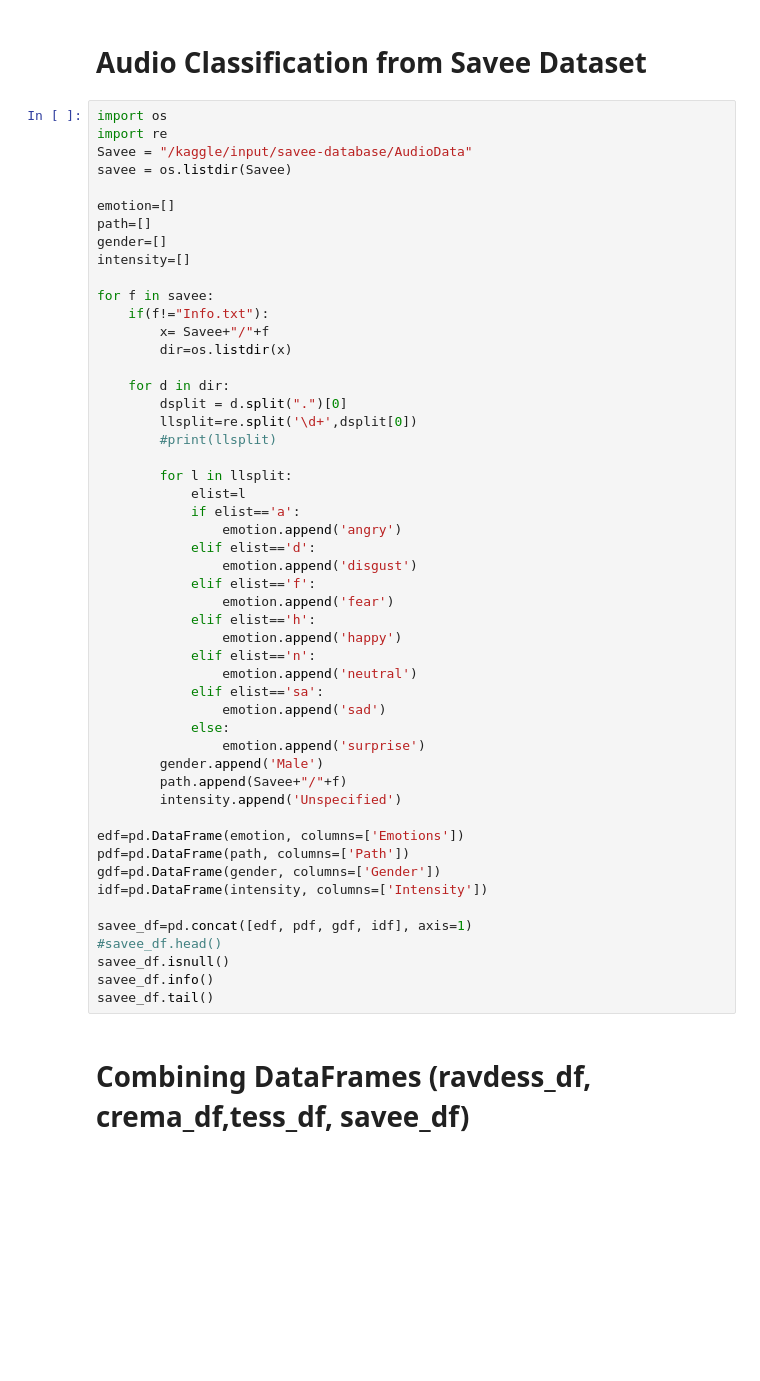
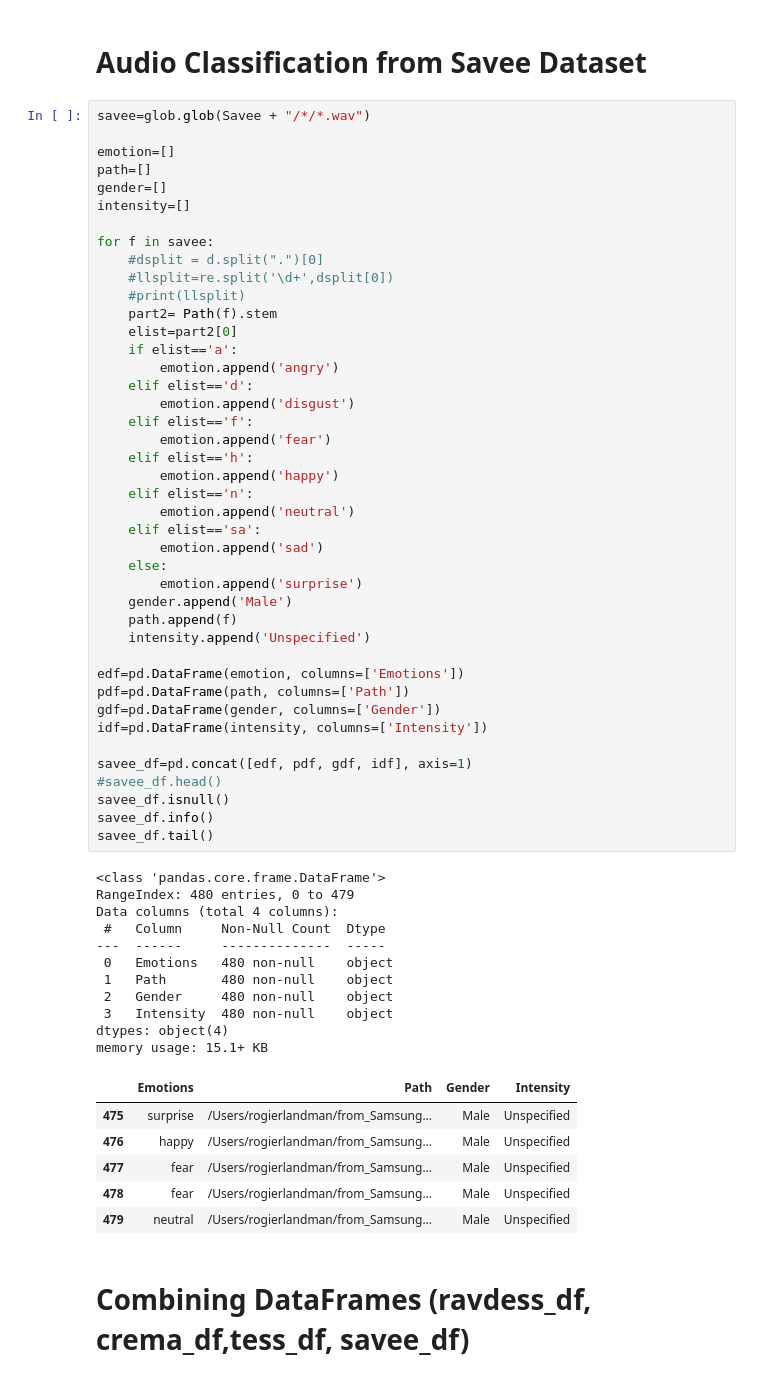
Before and after one commit to mineraldragon/Audio_emotion_detection, a Jupyter notebook: ai-uni-project-Copy1.ipynb, the cells around one changed output. Drawn from its saved outputs; the diff is of its cells as text; blank space fills up the shorter version.

```diff
--- a/ai-uni-project-Copy1.ipynb
+++ b/ai-uni-project-Copy1.ipynb
@@ -207,56 +221,65 @@ tess_df.info()
 # %% [markdown]
 # **Audio Classification from Savee Dataset**
 # %%
-import os
-import re
-Savee = "/kaggle/input/savee-database/AudioData"
-savee = os.listdir(Savee)
+savee=glob.glob(Savee + "/*/*.wav")
 
 emotion=[]
 path=[]
 gender=[]
 intensity=[]
 
 for f in savee:
-    if(f!="Info.txt"):
-        x= Savee+"/"+f
-        dir=os.listdir(x)
-
-    for d in dir:
-        dsplit = d.split(".")[0]
-        llsplit=re.split('\d+',dsplit[0])
-        #print(llsplit)
-
-        for l in llsplit:
-            elist=l
-            if elist=='a':
-                emotion.append('angry')
-            elif elist=='d':
-                emotion.append('disgust')
-            elif elist=='f':
-                emotion.append('fear')
-            elif elist=='h':
-                emotion.append('happy')
-            elif elist=='n':
-                emotion.append('neutral')
-            elif elist=='sa':
-                emotion.append('sad')
-            else:
-                emotion.append('surprise')
-        gender.append('Male')
-        path.append(Savee+"/"+f)
-        intensity.append('Unspecified')
+    #dsplit = d.split(".")[0]
+    #llsplit=re.split('\d+',dsplit[0])
+    #print(llsplit)
+    part2= Path(f).stem
+    elist=part2[0]
+    if elist=='a':
+        emotion.append('angry')
+    elif elist=='d':
+        emotion.append('disgust')
+    elif elist=='f':
+        emotion.append('fear')
+    elif elist=='h':
+        emotion.append('happy')
+    elif elist=='n':
+        emotion.append('neutral')
+    elif elist=='sa':
+        emotion.append('sad')
+    else:
+        emotion.append('surprise')
+    gender.append('Male')
+    path.append(f)
+    intensity.append('Unspecified')
 
 edf=pd.DataFrame(emotion, columns=['Emotions'])
 pdf=pd.DataFrame(path, columns=['Path'])
 gdf=pd.DataFrame(gender, columns=['Gender'])
 idf=pd.DataFrame(intensity, columns=['Intensity'])
 
 savee_df=pd.concat([edf, pdf, gdf, idf], axis=1)
 #savee_df.head()
 savee_df.isnull()
 savee_df.info()
 savee_df.tail()
+# %% [output]
+<class 'pandas.core.frame.DataFrame'>
+RangeIndex: 480 entries, 0 to 479
+Data columns (total 4 columns):
+ #   Column     Non-Null Count  Dtype
+---  ------     --------------  -----
+ 0   Emotions   480 non-null    object
+ 1   Path       480 non-null    object
+ 2   Gender     480 non-null    object
+ 3   Intensity  480 non-null    object
+dtypes: object(4)
+memory usage: 15.1+ KB
+|  | Emotions | Path | Gender | Intensity |
+| 475 | surprise | /Users/rogierlandman/from_Samsung... | Male | Unspecified |
+| 476 | happy | /Users/rogierlandman/from_Samsung... | Male | Unspecified |
+| 477 | fear | /Users/rogierlandman/from_Samsung... | Male | Unspecified |
+| 478 | fear | /Users/rogierlandman/from_Samsung... | Male | Unspecified |
+| 479 | neutral | /Users/rogierlandman/from_Samsung... | Male | Unspecified |
 # %% [markdown]
 # **Combining DataFrames (ravdess_df, crema_df,tess_df, savee_df)**
 # %%
```
Also changed, not shown: parts of 17 cells of this notebook.
